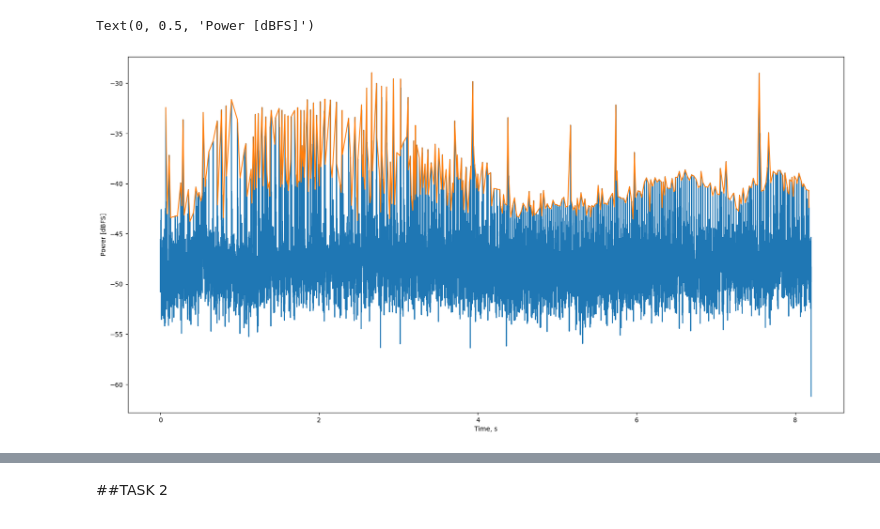
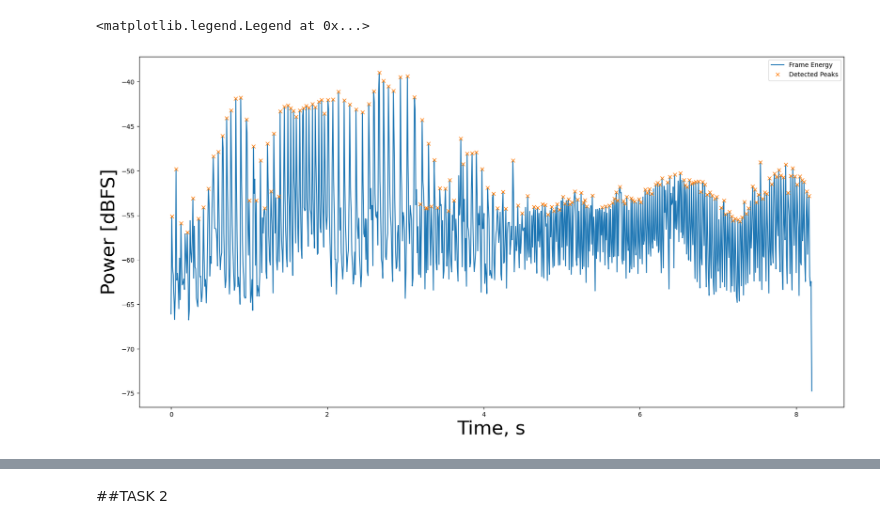
Before and after one commit to bpmasters/asa-challenge-24, a Jupyter notebook: asa-challenge-24.ipynb, the cells around one changed output, grey strips where cells are left out. Cells and saved outputs as stored; diff of their text form; code cells hidden in the pictures.

```diff
--- a/asa-challenge-24.ipynb
+++ b/asa-challenge-24.ipynb
@@ -34,25 +53,40 @@ float32
+# %%
+#Filter
+bpf_l = 25000
+bpf_h = 75000
+bpf_N = 20
+# [bpf_b, bpf_a] = scipy.signal.butter(bpf_N, [bpf_l, bpf_h], btype='bandpass', fs = fs)
+# w, h = scipy.signal.freqz(bpf_b, bpf_a)
+# plt.semilogx(w*fs/2/np.pi, 20 * np.log10(abs(h)))
+
+bpf_sos = scipy.signal.butter(bpf_N, [bpf_l, bpf_h], btype='bandpass', fs = fs, output='sos')
+h1b = scipy.signal.sosfilt(bpf_sos, h1)
+h2b = scipy.signal.sosfilt(bpf_sos, h2)
+h3b = scipy.signal.sosfilt(bpf_sos, h3)
 # %%
-win_size = 128
+win_size = 2500
 noverlap = np.ceil(win_size/10)
 
 ts_buff = buffer(ts, win_size, noverlap.astype(np.int16))
 ts_buff = ts_buff[:,0]
 
-h2_buff = buffer(h2, win_size, noverlap.astype(np.int16))
+h2_buff = buffer(h2b, win_size, noverlap.astype(np.int16))
 h2_buff_pow = 20*np.log10(np.sqrt(np.mean(h2_buff**2,axis=1)))
 
-dB_peak_thresh = 9
-pk_distance = 5
+dB_peak_thresh = 6
+pk_distance = 2
 h2_peaks, _ = scipy.signal.find_peaks(h2_buff_pow, prominence=dB_peak_thresh, distance=pk_distance)
 # %%
 plt.figure()
-plt.plot(ts_buff, h2_buff_pow)
-plt.plot(ts_buff[h2_peaks], h2_buff_pow[h2_peaks])
-plt.xlabel('Time, s')
-plt.ylabel('Power [dBFS]')
+plt.plot(ts_buff, h2_buff_pow, label='Frame Energy')
+plt.plot(ts_buff[h2_peaks], h2_buff_pow[h2_peaks], 'x', label='Detected Peaks')
+plt.xlabel('Time, s', fontsize = 30)
+plt.ylabel('Power [dBFS]', fontsize = 30)
+plt.legend()
+# plt.ylim([-30,-10])
 # %% [output]
-Text(0, 0.5, 'Power [dBFS]')
+<matplotlib.legend.Legend at 0x...>
-[figure, old version]
+[figure, new version]
 # %%
 click_cutoff = 4.5/(len(h2)/fs)
 
```
Also changed, not shown: parts of 10 cells of this notebook.
